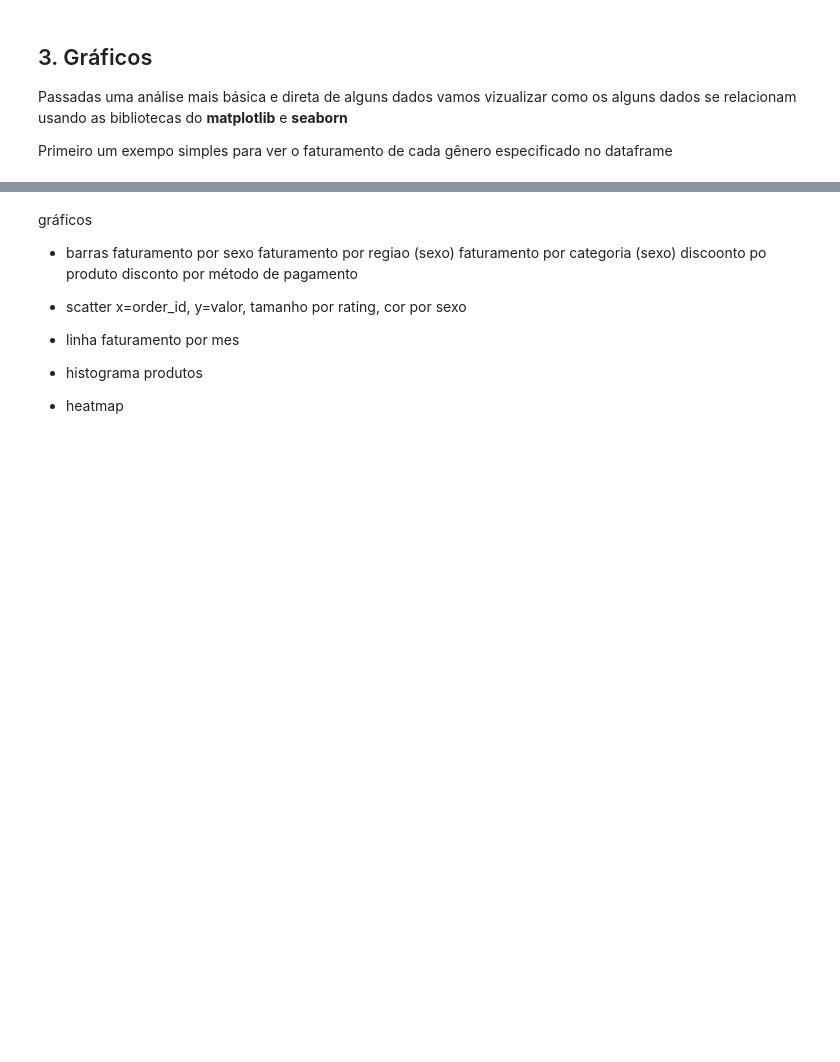
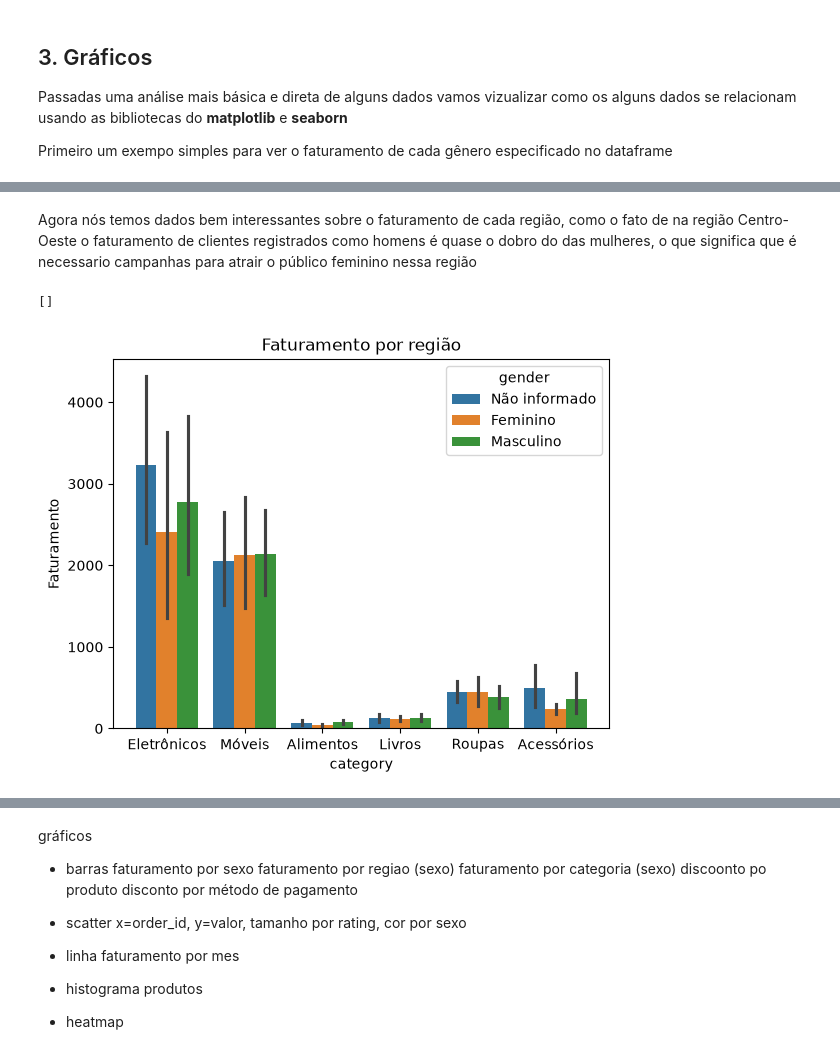
Before and after one commit to lucasrasia/analise_compras, a Jupyter notebook: notebook.ipynb, the cells around one changed output, grey strips where cells are left out. Saved outputs shown, nothing was run; the diff lists cells and outputs as text; code cells hidden in the pictures; blank space fills up the shorter version.

```diff
--- a/notebook.ipynb
+++ b/notebook.ipynb
@@ -149,0 +165,10 @@ plt.plot()
+# %% [markdown]
+Agora nós temos dados bem interessantes sobre o faturamento de cada região, como o fato de na região Centro-Oeste o faturamento de clientes registrados como homens é quase o dobro do das mulheres, o que significa que é necessario campanhas para atrair o público feminino nessa região
+# %%
+sns.barplot(x='category', y='total_value', hue='gender', data=df)
+plt.title('Faturamento por região')
+plt.ylabel('Faturamento')
+plt.plot()
+# %% [output]
+[]
+[figure, added]
```
Also changed, not shown: parts of 9 cells of this notebook.
